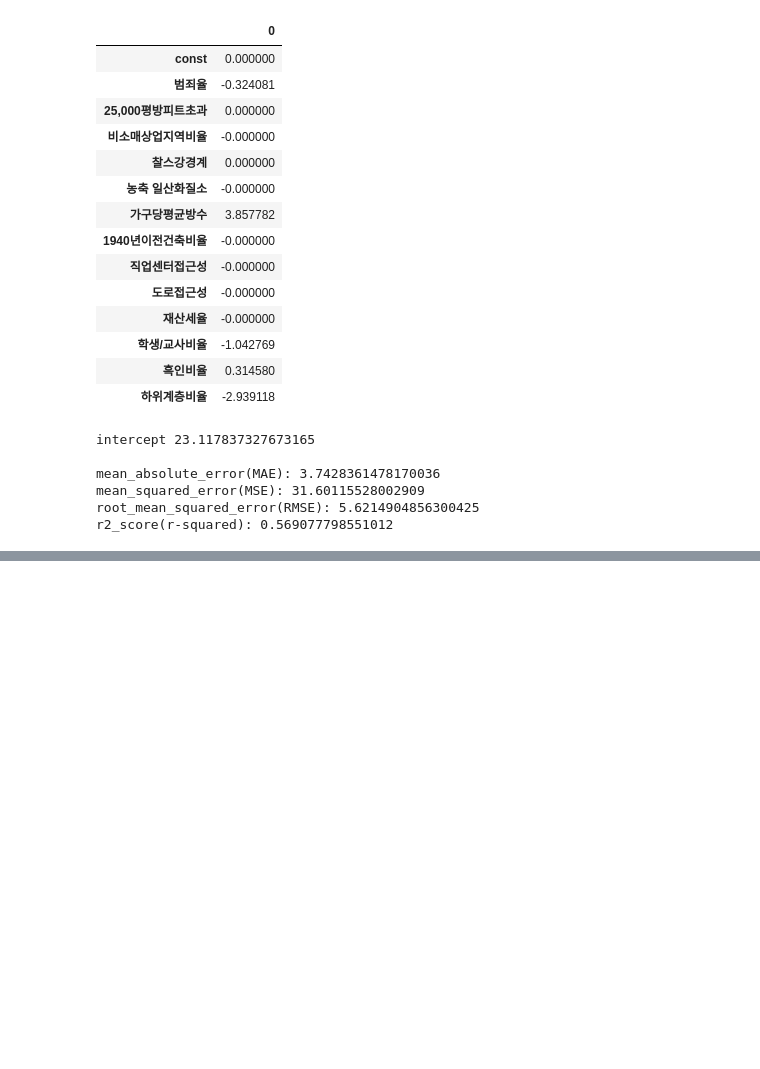
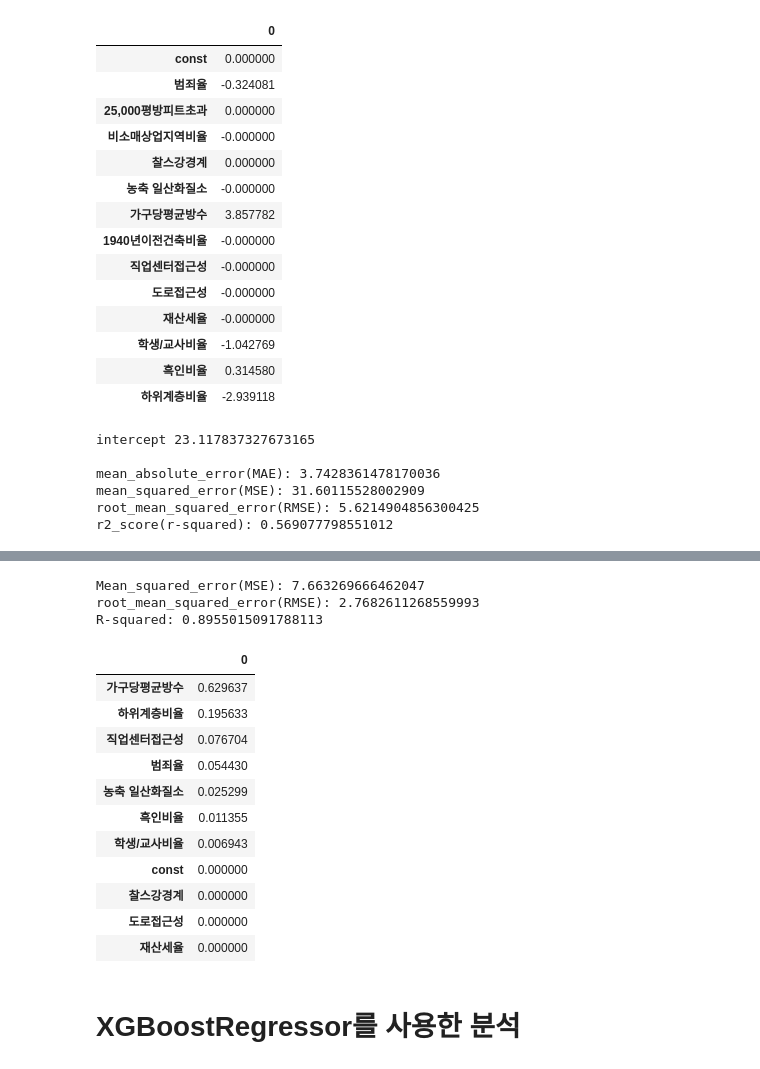
Before and after one commit to haezeong/fintech_service, a Jupyter notebook: 06_machine_learning/14_회귀분석_보스턴집값예측_라쏘_릿지_엘라스틱.ipynb, the cells around one changed output, grey strips where cells are left out. Saved outputs shown, nothing was run; the diff lists cells and outputs as text; code cells hidden in the pictures; blank space fills up the shorter version.

```diff
--- a/06_machine_learning/14_회귀분석_보스턴집값예측_라쏘_릿지_엘라스틱.ipynb
+++ b/06_machine_learning/14_회귀분석_보스턴집값예측_라쏘_릿지_엘라스틱.ipynb
@@ -510,0 +612,7 @@ r2_score(r-squared): 0.569077798551012
+# %%
+el_net = ElasticNet(alpha=10.0,l1_ratio=0.01)
+el_net.fit(X2_train, y2_train)
+pred = el_net.predict(X2_test)
+print('Mean_squared_error(MSE):', mean_squared_error(y2_test, pred))
+print("root_mean_squared_error(RMSE):", np.sqrt(mean_squared_error(y_test, pred)))
+print('R-squared:', r2_score(y_test, pred))
@@ -510,0 +634,7 @@ r2_score(r-squared): 0.569077798551012
+# %%
+dtr = DecisionTreeRegressor(max_depth=3,random_state=7)
+dtr.fit(X2_train, y2_train)
+pred = dtr.predict(X2_test)
+print('Mean_squared_error(MSE):', mean_squared_error(y2_test, pred))
+print("root_mean_squared_error(RMSE):", np.sqrt(mean_squared_error(y_test, pred)))
+print('R-squared:', r2_score(y_test, pred))
@@ -510,0 +645,10 @@ r2_score(r-squared): 0.569077798551012
+# %%
+for i in range(1, 10):
+    dtr = DecisionTreeRegressor(max_depth=i,random_state=7)
+    dtr.fit(X2_train, y2_train)
+    pred = dtr.predict(X2_test)
+    print("max_depth",i)
+    print('Mean_squared_error(MSE):', mean_squared_error(y2_test, pred))
+    print("root_mean_squared_error(RMSE):", np.sqrt(mean_squared_error(y_test, pred)))
+    print('R-squared:', r2_score(y_test, pred))
+    print("\n\n")
@@ -510,0 +673,26 @@ r2_score(r-squared): 0.569077798551012
+# %%
+dtr = DecisionTreeRegressor(max_depth=5,random_state=7)
+dtr.fit(X2_train, y2_train)
+pred = dtr.predict(X2_test)
+print('Mean_squared_error(MSE):', mean_squared_error(y2_test, pred))
+print("root_mean_squared_error(RMSE):", np.sqrt(mean_squared_error(y_test, pred)))
+print('R-squared:', r2_score(y_test, pred))
+# %% [output]
+Mean_squared_error(MSE): 7.663269666462047
+root_mean_squared_error(RMSE): 2.7682611268559993
+R-squared: 0.8955015091788113
+# %%
+pd.DataFrame([dtr.feature_importances_], columns= dtr.feature_names_in_).T.sort_values(by=0, ascending=False)
+# %% [output]
+|  | 0 |
+| 가구당평균방수 | 0.629637 |
+| 하위계층비율 | 0.195633 |
+| 직업센터접근성 | 0.076704 |
+| 범죄율 | 0.054430 |
+| 농축 일산화질소 | 0.025299 |
+| 흑인비율 | 0.011355 |
+| 학생/교사비율 | 0.006943 |
+| const | 0.000000 |
+| 찰스강경계 | 0.000000 |
+| 도로접근성 | 0.000000 |
+| 재산세율 | 0.000000 |
@@ -510,0 +702,2 @@ r2_score(r-squared): 0.569077798551012
+# %% [markdown]
+# XGBoostRegressor를 사용한 분석
```
Also changed, not shown: parts of 27 cells of this notebook, 2 other files.
